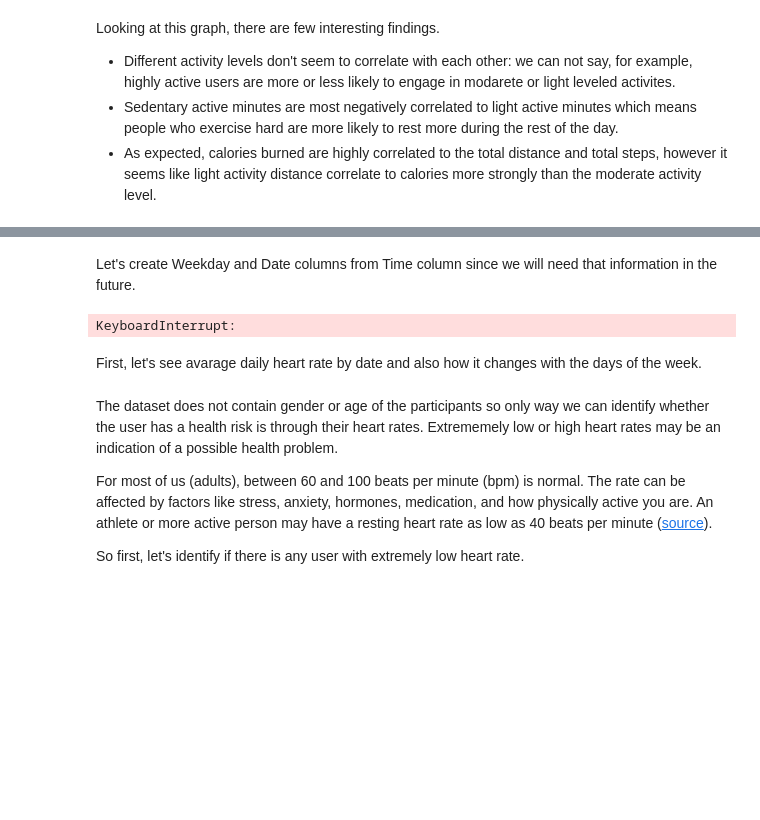
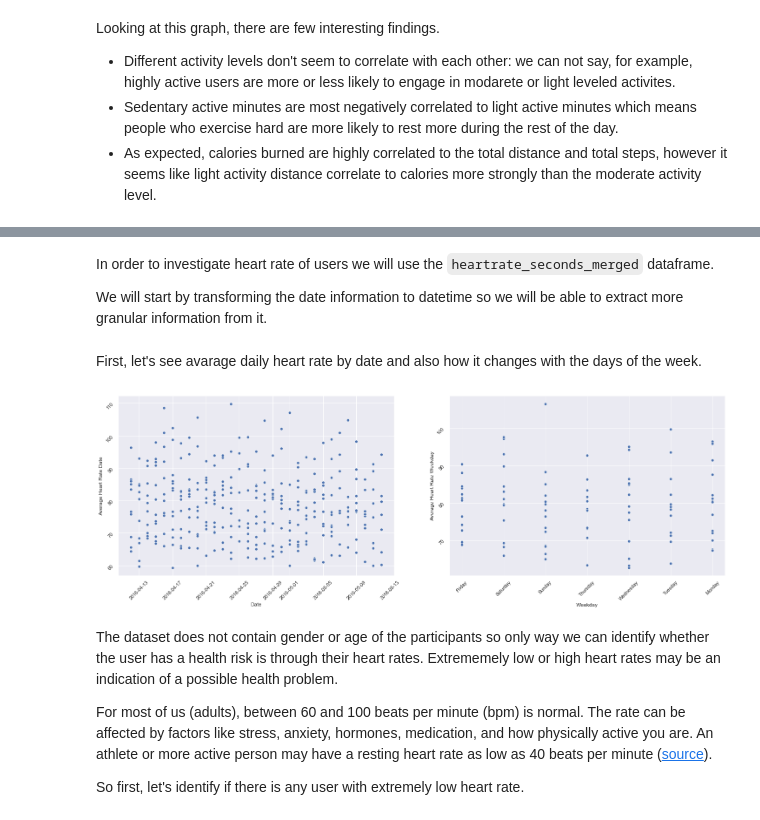
Before and after one commit to onderakacik/FitbitAnalysis, a Jupyter notebook: Final_Project.ipynb, the cells around one changed output, grey strips where cells are left out. Drawn from its saved outputs; the diff is of its cells as text; code cells hidden in the pictures; blank space fills up the shorter version.

```diff
--- a/Final_Project.ipynb
+++ b/Final_Project.ipynb
@@ -18,3 +24,6 @@ import os
 # %%
 path = './Fitabase Data 4.12.16-5.12.16'
-paths_list = [os.path.join(path, f) for f in os.listdir(path) if os.path.isfile(os.path.join(path, f))]
+paths_list = [
+    os.path.join(path, f) for f in os.listdir(path)
+    if os.path.isfile(os.path.join(path, f))
+]
@@ -677,24 +675,33 @@ We need the *heartrate_seconds_merged* dataframe to investigate the heart rate d
+# %% [markdown]
+In order to investigate heart rate of users we will use the `heartrate_seconds_merged` dataframe.
+
+We will start by transforming the date information to datetime so we will be able to extract more granular information from it.
 # %%
 df_heart_rate = dataframes['heartrate_seconds_merged']
-df_heart_rate['Datetime'] = pd.to_datetime(df_heart_rate['Time'], format="%m/%d/%Y %I:%M:%S %p")
+df_heart_rate['Time'] = pd.to_datetime(df_heart_rate['Time'],
+                                       format="%m/%d/%Y %I:%M:%S %p")
+df_heart_rate["Hour"] = df_heart_rate["Time"].dt.hour
+df_heart_rate["Date"] = df_heart_rate["Time"].dt.date
+df_heart_rate["Weekday"] = df_heart_rate["Time"].dt.day_name()
-# %% [markdown]
-Let's create Weekday and Date columns from Time column since we will need that information in the future.
-# %%
-df_heart_rate["Hour"] = df_heart_rate["Datetime"].dt.strftime('%H')
-df_heart_rate["Date"] = pd.to_datetime(df_heart_rate["Time"]).dt.strftime('%m/%d/%Y')
-df_heart_rate["Time"] = pd.to_datetime(df_heart_rate["Time"])
-df_heart_rate["Weekday"] = df_heart_rate["Time"].dt.day_name()
-# %% [output]
-KeyboardInterrupt:
 # %% [markdown]
 First, let's see avarage daily heart rate by date and also how it changes with the days of the week.
 # %%
-df_heart_rate["Average Heart Rate Date"] = df_heart_rate.groupby(["Id", "Date"])["Value"].transform("mean")
+df_heart_rate["Average Heart Rate Date"] = df_heart_rate.groupby(
+    ["Id", "Date"])["Value"].transform("mean")
+df_heart_rate["Average Heart Rate Weekday"] = df_heart_rate.groupby(
+    ["Id", "Weekday"])["Value"].transform("mean")
 
-fig, ax = plt.subplots()
-fig = sns.scatterplot(data = df_heart_rate, x = "Date", y = "Average Heart Rate Date")
+fig, (ax1, ax2) = plt.subplots(1, 2, figsize=(25, 7.6))
+sns.scatterplot(data=df_heart_rate,
+                x="Date",
+                y="Average Heart Rate Date",
+                ax=ax1)
+ax1.tick_params(labelrotation=45);
 
-x_dates = df_heart_rate['Date'].sort_values().unique()
-ax.set_xticklabels(labels=x_dates, rotation=45, ha='right')
-
-plt.show()
+sns.scatterplot(data=df_heart_rate,
+                x="Weekday",
+                y="Average Heart Rate Weekday",
+                ax=ax2)
+ax2.tick_params(labelrotation=45);
+# %% [output]
+[figure, added]
```
Also changed, not shown: parts of 57 cells of this notebook.
